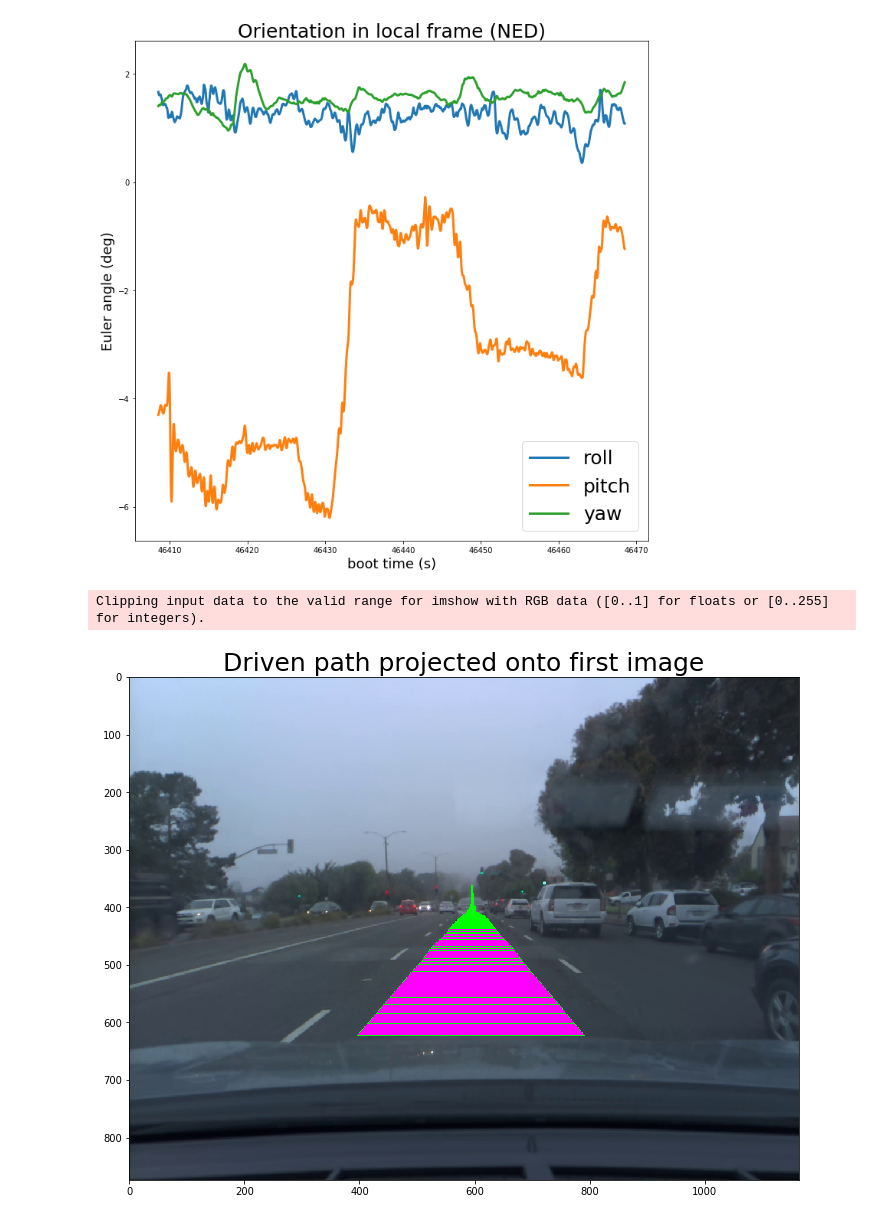
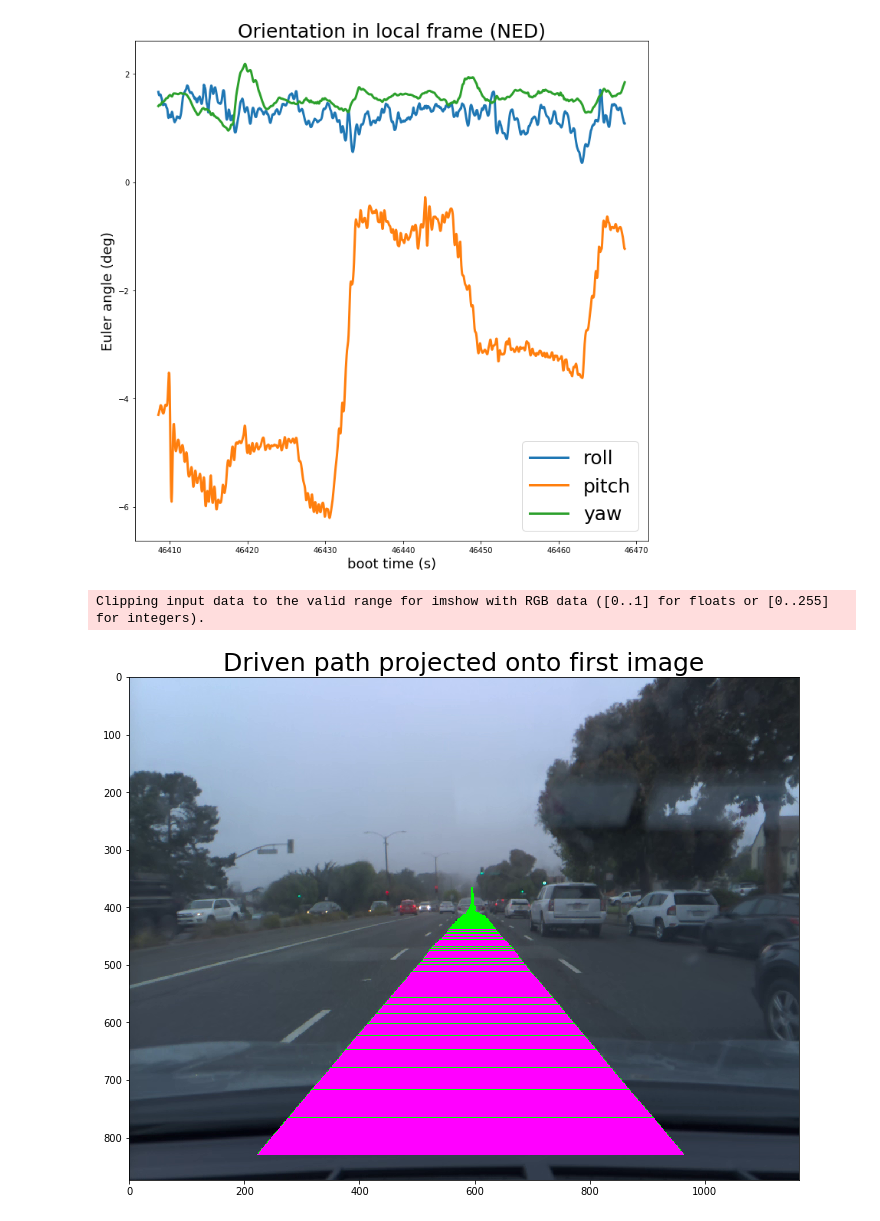
Before and after one commit to marschr/comma2k19, a Jupyter notebook: notebooks/plot_on_map.ipynb, the cells around one changed output. Drawn from its saved outputs; the diff is of its cells as text; code cells hidden in the pictures.

```diff
--- a/notebooks/plot_on_map.ipynb
+++ b/notebooks/plot_on_map.ipynb
@@ -144,32 +263,32 @@ def draw_path(device_path, img, width=1, height=1.2, fill_color=(128,0,255), lin
   device_path_l = device_path + np.array([0, 0, height])
   device_path_r = device_path + np.array([0, 0, height])
   device_path_l[:,1] -= width
   device_path_r[:,1] += width
 
   img_points_norm_l = img_from_device(device_path_l)
   img_points_norm_r = img_from_device(device_path_r)
   img_pts_l = denormalize(img_points_norm_l)
   img_pts_r = denormalize(img_points_norm_r)
 
   # filter out things rejected along the way
   valid = np.logical_and(np.isfinite(img_pts_l).all(axis=1), np.isfinite(img_pts_r).all(axis=1))
   img_pts_l = img_pts_l[valid].astype(int)
   img_pts_r = img_pts_r[valid].astype(int)
 
   for i in range(1, len(img_pts_l)):
     u1,v1,u2,v2 = np.append(img_pts_l[i-1], img_pts_r[i-1])
     u3,v3,u4,v4 = np.append(img_pts_l[i], img_pts_r[i])
     pts = np.array([[u1,v1],[u2,v2],[u4,v4],[u3,v3]], np.int32).reshape((-1,1,2))
     cv2.fillPoly(img,[pts],fill_color)
     cv2.polylines(img,[pts],True,line_color)
 
 
 import cv2
 img = imread(example_segment + 'preview.png')
-draw_path(frame_positions_local[11:10000], img)
+draw_path(frame_positions_local[1:1000], img)
 figsize(12,12);
 imshow(img);
 title('Driven path projected onto first image', fontsize=25);
 # %% [output]
 Clipping input data to the valid range for imshow with RGB data ([0..1] for floats or [0..255] for integers).
-[figure, old version]
+[figure, new version]
```
Also changed, not shown: parts of 10 cells of this notebook.
